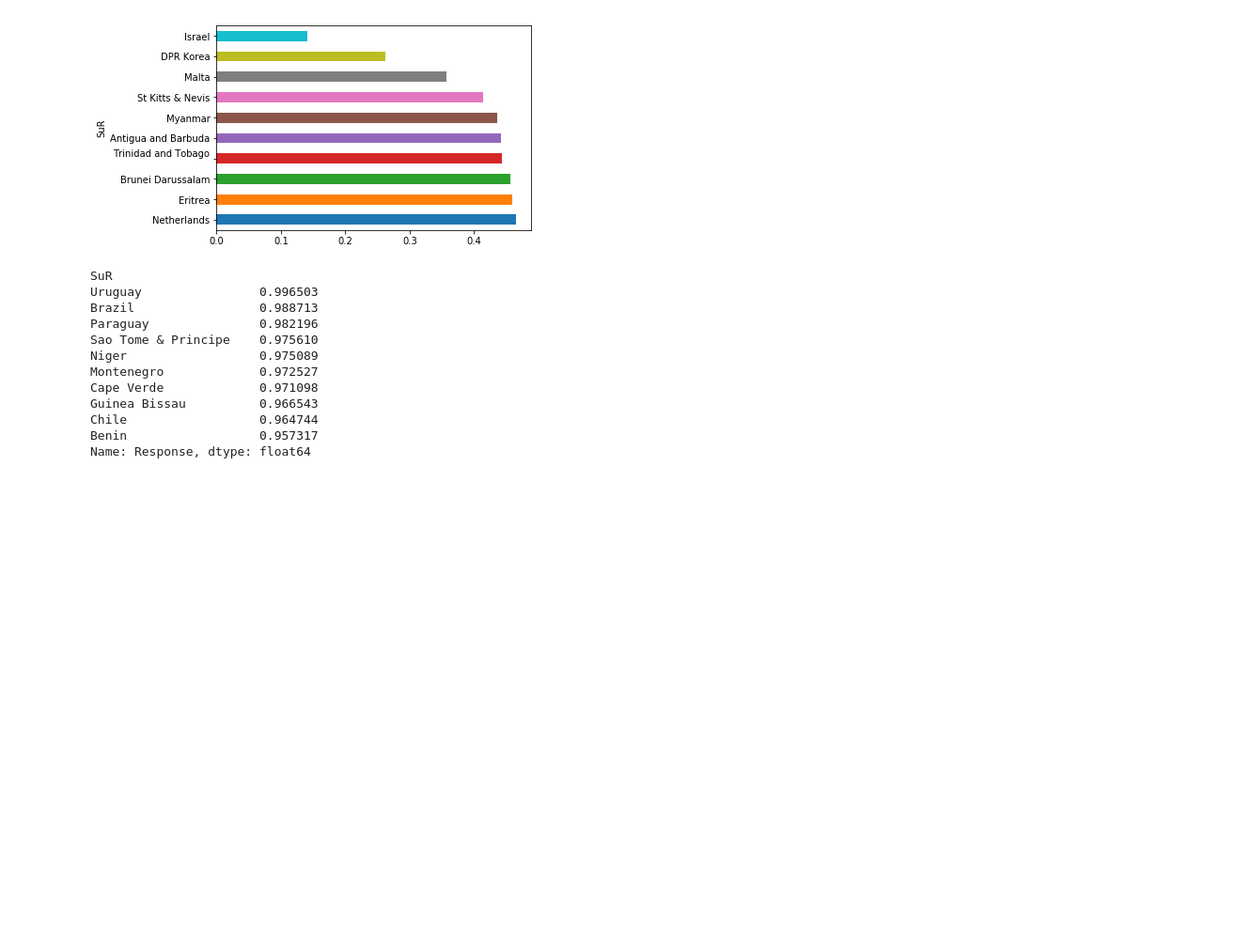
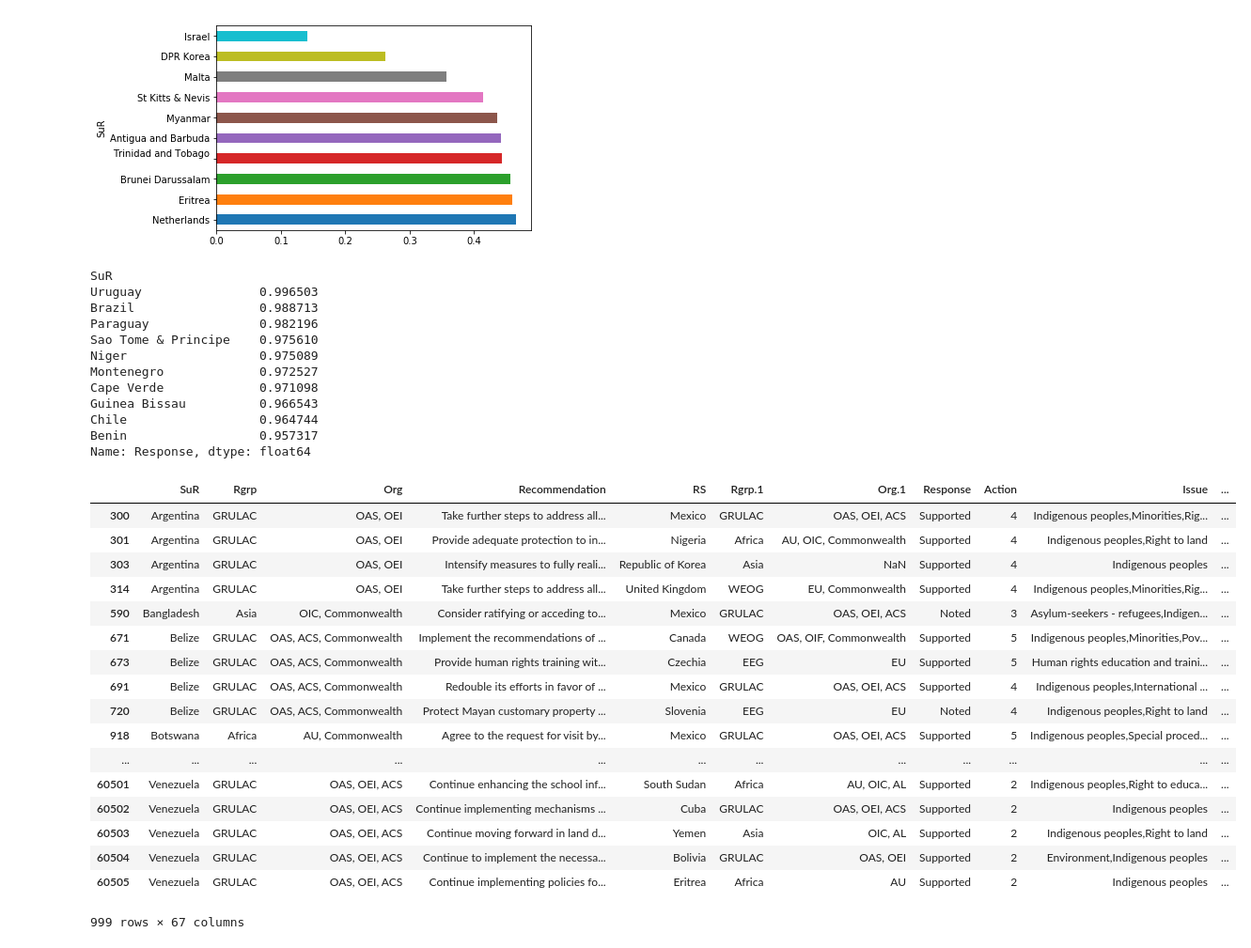
Before and after one commit to maxarvid/data-studio, a Jupyter notebook: code/03_UPR/03_eda.ipynb, the cells around one changed output. Shown: that part at 94% size. Saved outputs shown, nothing was run; the diff lists cells and outputs as text; code cells hidden in the pictures; blank space fills up the shorter version.

```diff
--- a/code/03_UPR/03_eda.ipynb
+++ b/code/03_UPR/03_eda.ipynb
@@ -192,3 +192,24 @@ Guinea Bissau          0.966543
 Chile                  0.964744
 Benin                  0.957317
 Name: Response, dtype: float64
+# %%
+df[df['Indigenous peoples'] == 1]
+# %% [output]
+|  | SuR | Rgrp | Org | Recommendation | RS | Rgrp.1 | Org.1 | Response | Action | Issue | ... |
+| 300 | Argentina | GRULAC | OAS, OEI | Take further steps to address all... | Mexico | GRULAC | OAS, OEI, ACS | Supported | 4 | Indigenous peoples,Minorities,Rig... | ... |
+| 301 | Argentina | GRULAC | OAS, OEI | Provide adequate protection to in... | Nigeria | Africa | AU, OIC, Commonwealth | Supported | 4 | Indigenous peoples,Right to land | ... |
+| 303 | Argentina | GRULAC | OAS, OEI | Intensify measures to fully reali... | Republic of Korea | Asia | NaN | Supported | 4 | Indigenous peoples | ... |
+| 314 | Argentina | GRULAC | OAS, OEI | Take further steps to address all... | United Kingdom | WEOG | EU, Commonwealth | Supported | 4 | Indigenous peoples,Minorities,Rig... | ... |
+| 590 | Bangladesh | Asia | OIC, Commonwealth | Consider ratifying or acceding to... | Mexico | GRULAC | OAS, OEI, ACS | Noted | 3 | Asylum-seekers - refugees,Indigen... | ... |
+| 671 | Belize | GRULAC | OAS, ACS, Commonwealth | Implement the recommendations of ... | Canada | WEOG | OAS, OIF, Commonwealth | Supported | 5 | Indigenous peoples,Minorities,Pov... | ... |
+| 673 | Belize | GRULAC | OAS, ACS, Commonwealth | Provide human rights training wit... | Czechia | EEG | EU | Supported | 5 | Human rights education and traini... | ... |
+| 691 | Belize | GRULAC | OAS, ACS, Commonwealth | Redouble its efforts in favor of ... | Mexico | GRULAC | OAS, OEI, ACS | Supported | 4 | Indigenous peoples,International ... | ... |
+| 720 | Belize | GRULAC | OAS, ACS, Commonwealth | Protect Mayan customary property ... | Slovenia | EEG | EU | Noted | 4 | Indigenous peoples,Right to land | ... |
+| 918 | Botswana | Africa | AU, Commonwealth | Agree to the request for visit by... | Mexico | GRULAC | OAS, OEI, ACS | Supported | 5 | Indigenous peoples,Special proced... | ... |
+| ... | ... | ... | ... | ... | ... | ... | ... | ... | ... | ... | ... |
+| 60501 | Venezuela | GRULAC | OAS, OEI, ACS | Continue enhancing the school inf... | South Sudan | Africa | AU, OIC, AL | Supported | 2 | Indigenous peoples,Right to educa... | ... |
+| 60502 | Venezuela | GRULAC | OAS, OEI, ACS | Continue implementing mechanisms ... | Cuba | GRULAC | OAS, OEI, ACS | Supported | 2 | Indigenous peoples | ... |
+| 60503 | Venezuela | GRULAC | OAS, OEI, ACS | Continue moving forward in land d... | Yemen | Asia | OIC, AL | Supported | 2 | Indigenous peoples,Right to land | ... |
+| 60504 | Venezuela | GRULAC | OAS, OEI, ACS | Continue to implement the necessa... | Bolivia | GRULAC | OAS, OEI | Supported | 2 | Environment,Indigenous peoples | ... |
+| 60505 | Venezuela | GRULAC | OAS, OEI, ACS | Continue implementing policies fo... | Eritrea | Africa | AU | Supported | 2 | Indigenous peoples | ... |
+999 rows × 67 columns
```
Also changed, not shown: parts of 7 cells of this notebook, 5 other files.
